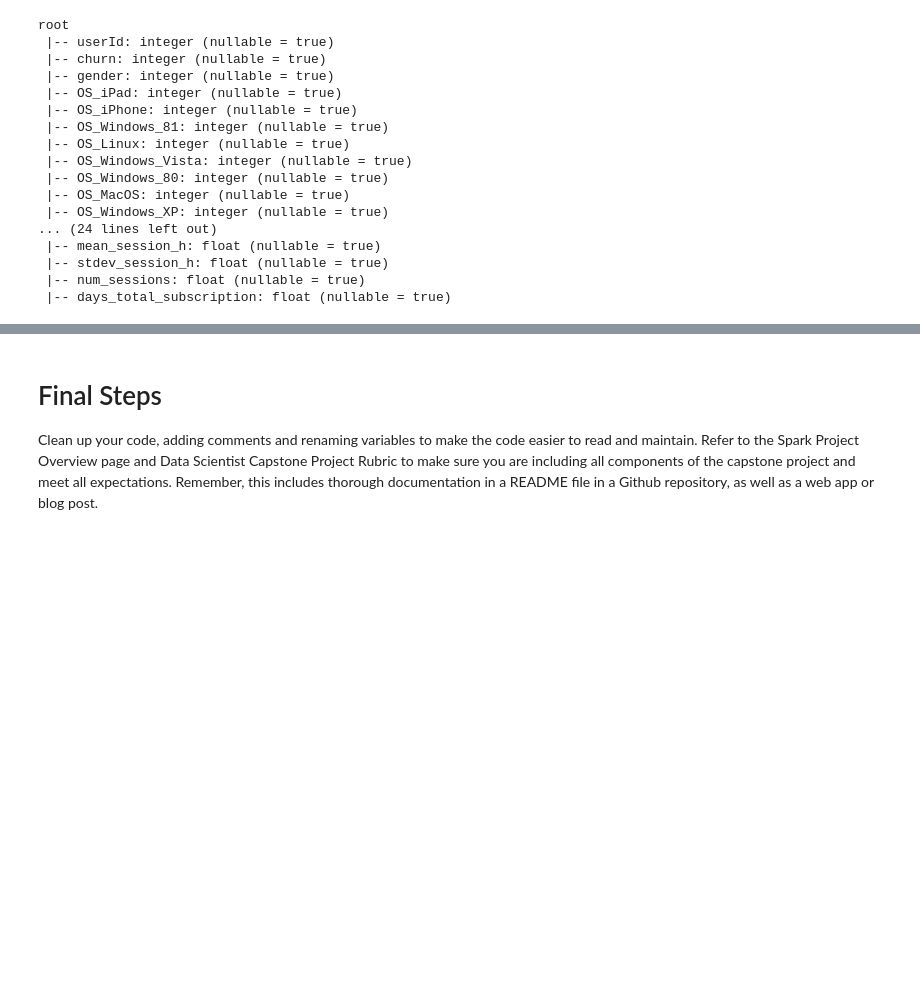
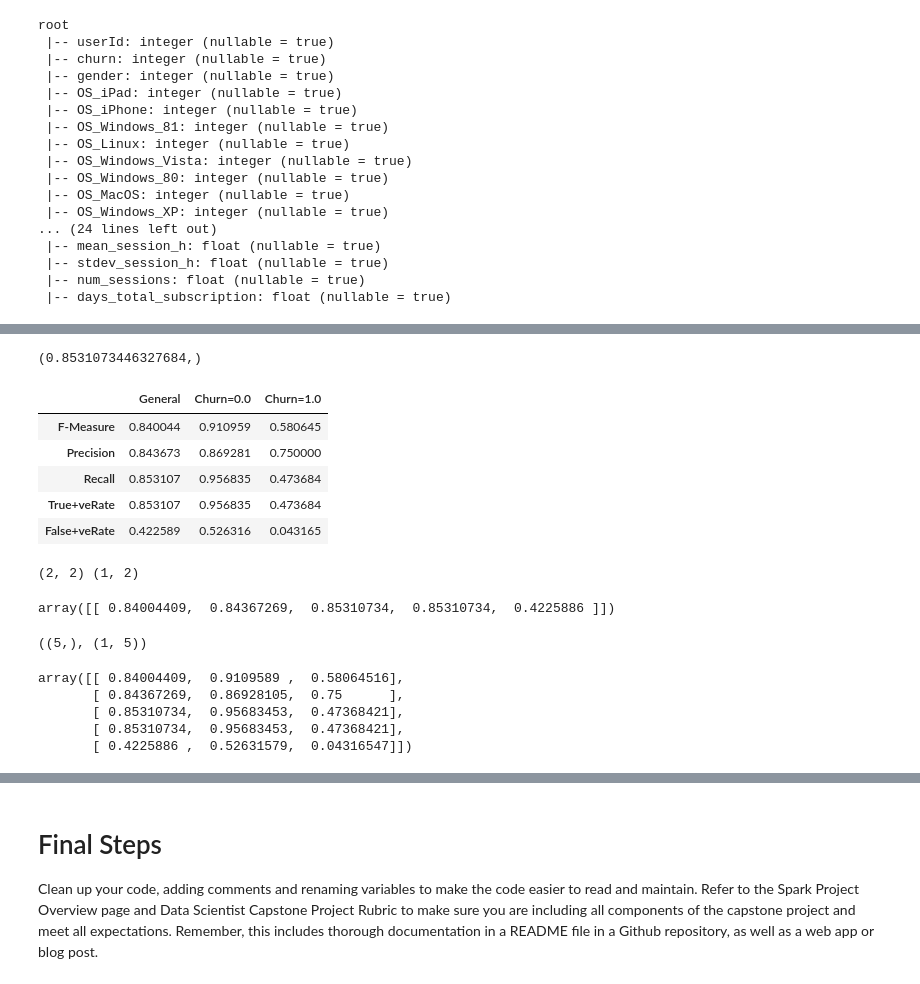
Before and after one commit to drnesr/Sparkify, a Jupyter notebook: Sparkify.ipynb, the cells around one changed output, grey strips where cells are left out. Saved outputs shown, nothing was run; the diff lists cells and outputs as text; code cells hidden in the pictures; blank space fills up the shorter version.

```diff
--- a/Sparkify.ipynb
+++ b/Sparkify.ipynb
@@ -1112,0 +1199,24 @@ only showing top 1 row
+# %%
+def get_model_metrics(selected_model, model_type = 'train'):
+    '''
+    Get the metrics of a model
+    selected_model:  the fitted model
+    model_type: either 'train' (default) or 'test'
+    '''
+    if model_type == 'train':
+        metrics = selected_model.bestModel.summary
+    else:
+        metrics = selected_model
+    acc = metrics.accuracy,
+    general = np.array((metrics.weightedFMeasure(),
+               metrics.weightedPrecision, metrics.weightedRecall,
+               metrics.weightedTruePositiveRate, metrics.weightedFalsePositiveRate))
+    general = general.reshape(1, general.shape[0])
+    labels = ['General'] + [f'Churn={x}' for x in metrics.labels]
+    labeled = np.array((metrics.fMeasureByLabel(),
+                      metrics.precisionByLabel, metrics.recallByLabel,
+                      metrics.truePositiveRateByLabel, metrics.falsePositiveRateByLabel))
+    conc_results = np.concatenate((general.T, labeled), axis=1)
+    metrics_names = ['F-Measure', 'Precision', 'Recall', 'True+veRate', 'False+veRate']
+    df_res = pd.DataFrame(conc_results, columns=labels, index=metrics_names)
+    return acc, df_res
@@ -1112,0 +1226,35 @@ only showing top 1 row
+# %%
+# c, g, l, s = get_model_metrics(model_01)
+# g, l
+acc, res = get_model_metrics(model_01)
+display(acc, res)
+# %% [output]
+(0.8531073446327684,)
+|  | General | Churn=0.0 | Churn=1.0 |
+| F-Measure | 0.840044 | 0.910959 | 0.580645 |
+| Precision | 0.843673 | 0.869281 | 0.750000 |
+| Recall | 0.853107 | 0.956835 | 0.473684 |
+| True+veRate | 0.853107 | 0.956835 | 0.473684 |
+| False+veRate | 0.422589 | 0.526316 | 0.043165 |
+# %%
+a = np.array([[1, 2], [3, 4]])
+b = np.array([[5, 6]])
+print(a.shape, b.shape)
+np.concatenate((a, b.T), axis=1)
+g.reshape(1, g.shape[0])
+# %% [output]
+(2, 2) (1, 2)
+array([[ 0.84004409,  0.84367269,  0.85310734,  0.85310734,  0.4225886 ]])
+# %%
+G = g.reshape(1, g.shape[0])
+g.shape, G.shape
+# %% [output]
+((5,), (1, 5))
+# %%
+np.concatenate((G.T, l), axis=1)
+# %% [output]
+array([[ 0.84004409,  0.9109589 ,  0.58064516],
+       [ 0.84367269,  0.86928105,  0.75      ],
+       [ 0.85310734,  0.95683453,  0.47368421],
+       [ 0.85310734,  0.95683453,  0.47368421],
+       [ 0.4225886 ,  0.52631579,  0.04316547]])
```
Also changed, not shown: parts of 18 cells of this notebook.
